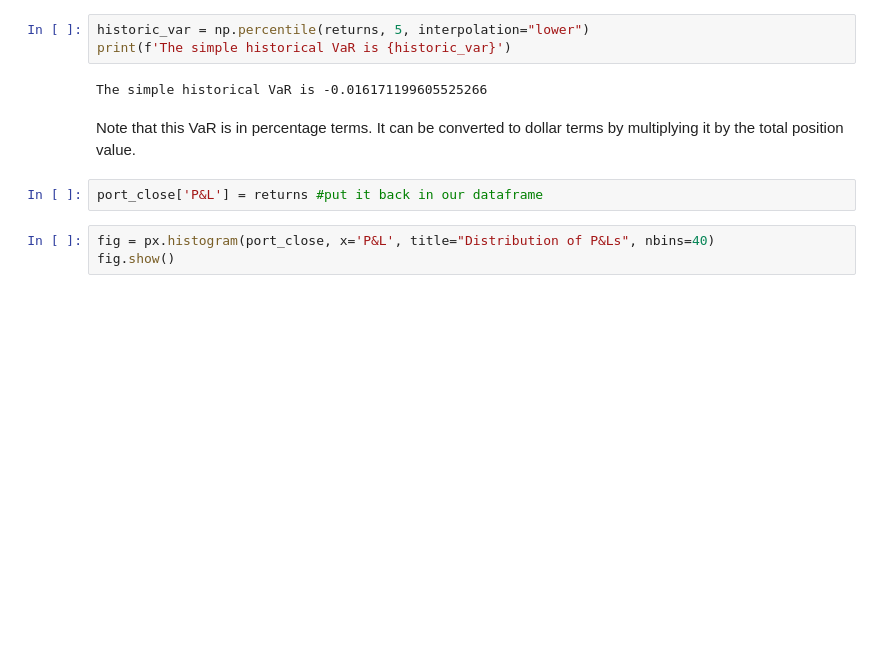
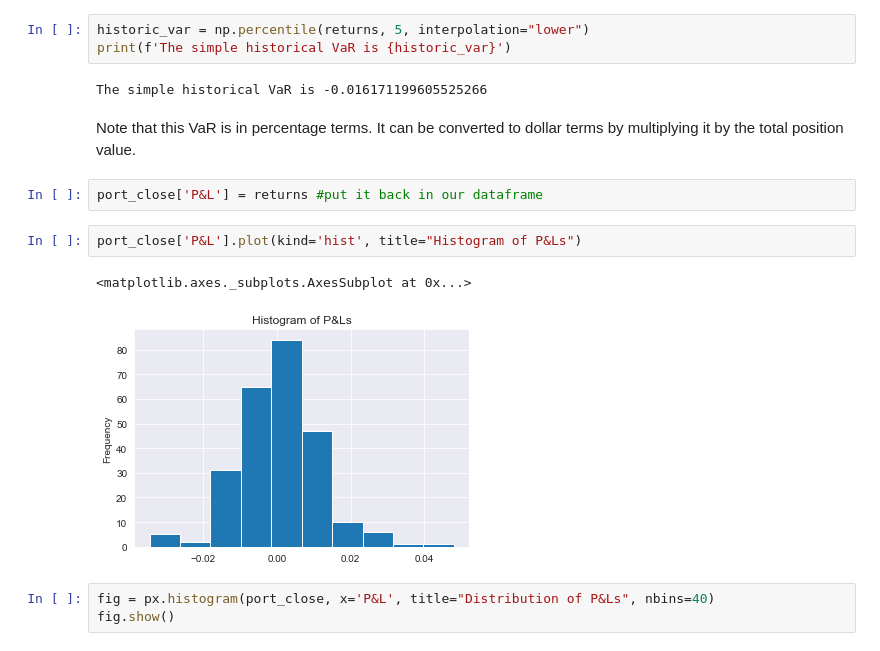
Before and after one commit to matthew-e-thomas/financial-analysis, a Jupyter notebook: Filtered_Historical_VaR.ipynb, the cells around one changed output. Cells and saved outputs as stored; diff of their text form; blank space fills up the shorter version.

```diff
--- a/Filtered_Historical_VaR.ipynb
+++ b/Filtered_Historical_VaR.ipynb
@@ -116,6 +119,11 @@ The simple historical VaR is -0.016171199605525266
 Note that this VaR is in percentage terms. It can be converted to dollar terms by multiplying it by the total position value.
 # %%
 port_close['P&L'] = returns #put it back in our dataframe
+# %%
+port_close['P&L'].plot(kind='hist', title="Histogram of P&Ls")
+# %% [output]
+<matplotlib.axes._subplots.AxesSubplot at 0x...>
+[figure, added]
 # %%
 fig = px.histogram(port_close, x='P&L', title="Distribution of P&Ls", nbins=40)
 fig.show()
```
Also changed, not shown: parts of 23 cells of this notebook.
